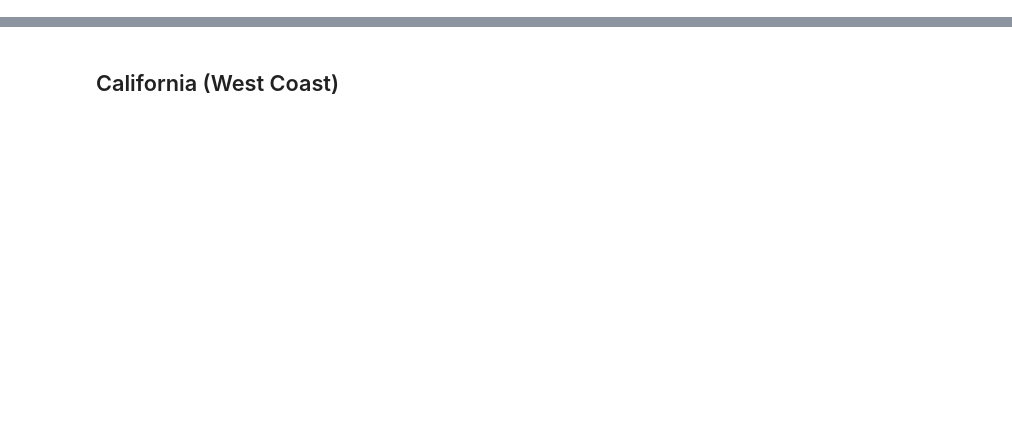
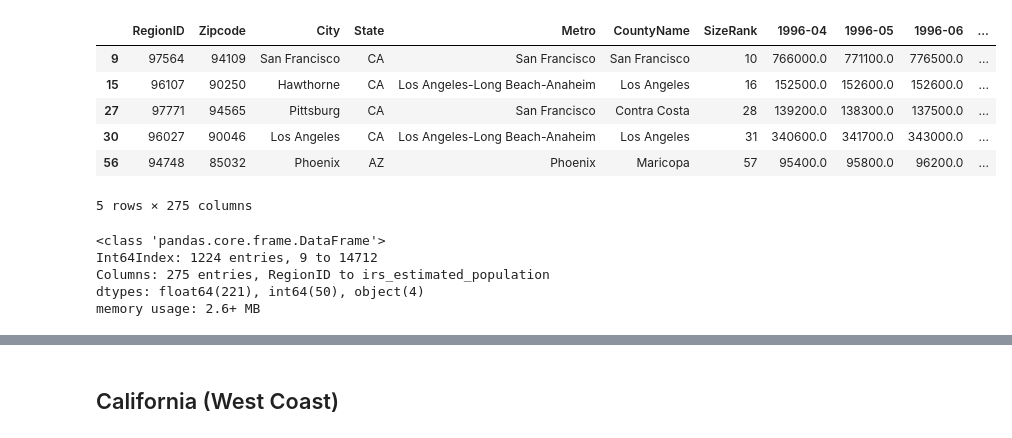
Before and after one commit to learn-co-curriculum/dsc-phase-4-choosing-a-dataset, a Jupyter notebook: time-series/Dan_exploratory_githubapp.ipynb, the cells around one changed output, grey strips where cells are left out. Cells and saved outputs as stored; diff of their text form; code cells hidden in the pictures; blank space fills up the shorter version.

```diff
--- a/time-series/Dan_exploratory_githubapp.ipynb
+++ b/time-series/Dan_exploratory_githubapp.ipynb
@@ -26,0 +57,25 @@ df_Zipcode.head()
+# %%
+#Dividing zipcodes into region
+df_East = df[df_raw.Zipcode < 50000]
+df_Central = df[(df_raw.Zipcode >= 50000) & (df_raw.Zipcode < 80000) ]
+df_West = df[(df.Zipcode >= 80000)]
+#West coast**
+df_West.head()
+# %% [output]
+|  | RegionID | Zipcode | City | State | Metro | CountyName | SizeRank | 1996-04 | 1996-05 | 1996-06 | ... |
+| 9 | 97564 | 94109 | San Francisco | CA | San Francisco | San Francisco | 10 | 766000.0 | 771100.0 | 776500.0 | ... |
+| 15 | 96107 | 90250 | Hawthorne | CA | Los Angeles-Long Beach-Anaheim | Los Angeles | 16 | 152500.0 | 152600.0 | 152600.0 | ... |
+| 27 | 97771 | 94565 | Pittsburg | CA | San Francisco | Contra Costa | 28 | 139200.0 | 138300.0 | 137500.0 | ... |
+| 30 | 96027 | 90046 | Los Angeles | CA | Los Angeles-Long Beach-Anaheim | Los Angeles | 31 | 340600.0 | 341700.0 | 343000.0 | ... |
+| 56 | 94748 | 85032 | Phoenix | AZ | Phoenix | Maricopa | 57 | 95400.0 | 95800.0 | 96200.0 | ... |
+5 rows × 275 columns
+# %%
+# California Data frame
+cali_df_uf = df_West[(df_West['State'] == 'CA')]
+cali_df_uf.info()
+# %% [output]
+<class 'pandas.core.frame.DataFrame'>
+Int64Index: 1224 entries, 9 to 14712
+Columns: 275 entries, RegionID to irs_estimated_population
+dtypes: float64(221), int64(50), object(4)
+memory usage: 2.6+ MB
```
Also changed, not shown: parts of 27 cells of this notebook.
